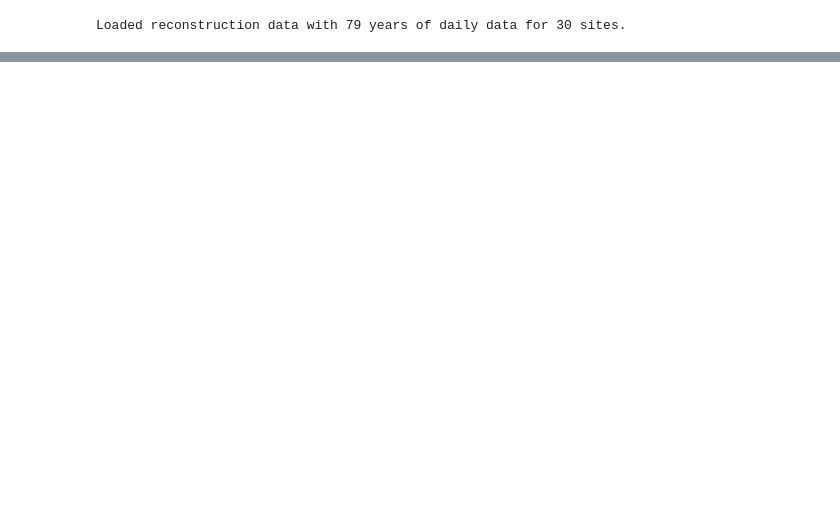
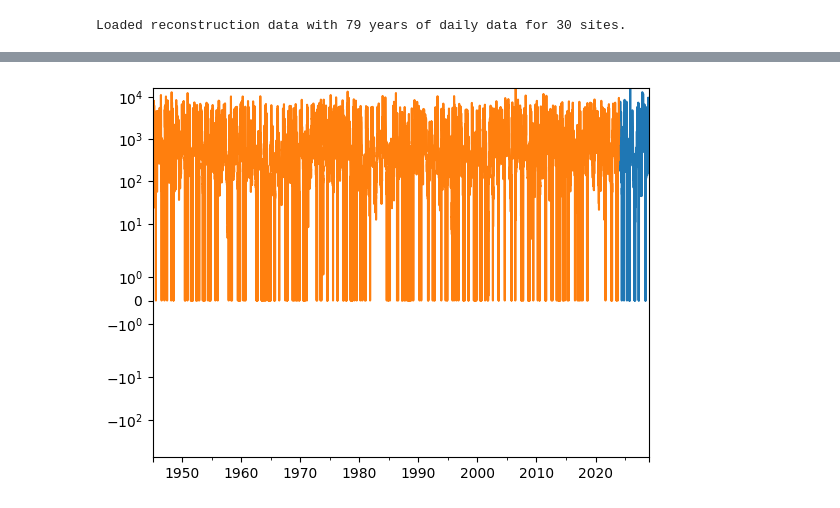
Before and after one commit to TrevorJA/SGLib, a Jupyter notebook: examples/kirsch_nowak_example.ipynb, the cells around one changed output, grey strips where cells are left out. Saved outputs shown, nothing was run; the diff lists cells and outputs as text; code cells hidden in the pictures; blank space fills up the shorter version.

```diff
--- a/examples/kirsch_nowak_example.ipynb
+++ b/examples/kirsch_nowak_example.ipynb
@@ -149,0 +182,6 @@ dtype: float64
+# %%
+Qs_inflows[plot_site].loc[:,0].plot(label='Synthetic')
+Q_inflows.loc[:,plot_site].plot(label='Observed')
+plt.yscale('symlog')
+# %% [output]
+[figure, added]
```
Also changed, not shown: parts of 13 cells of this notebook, 14 other files.
